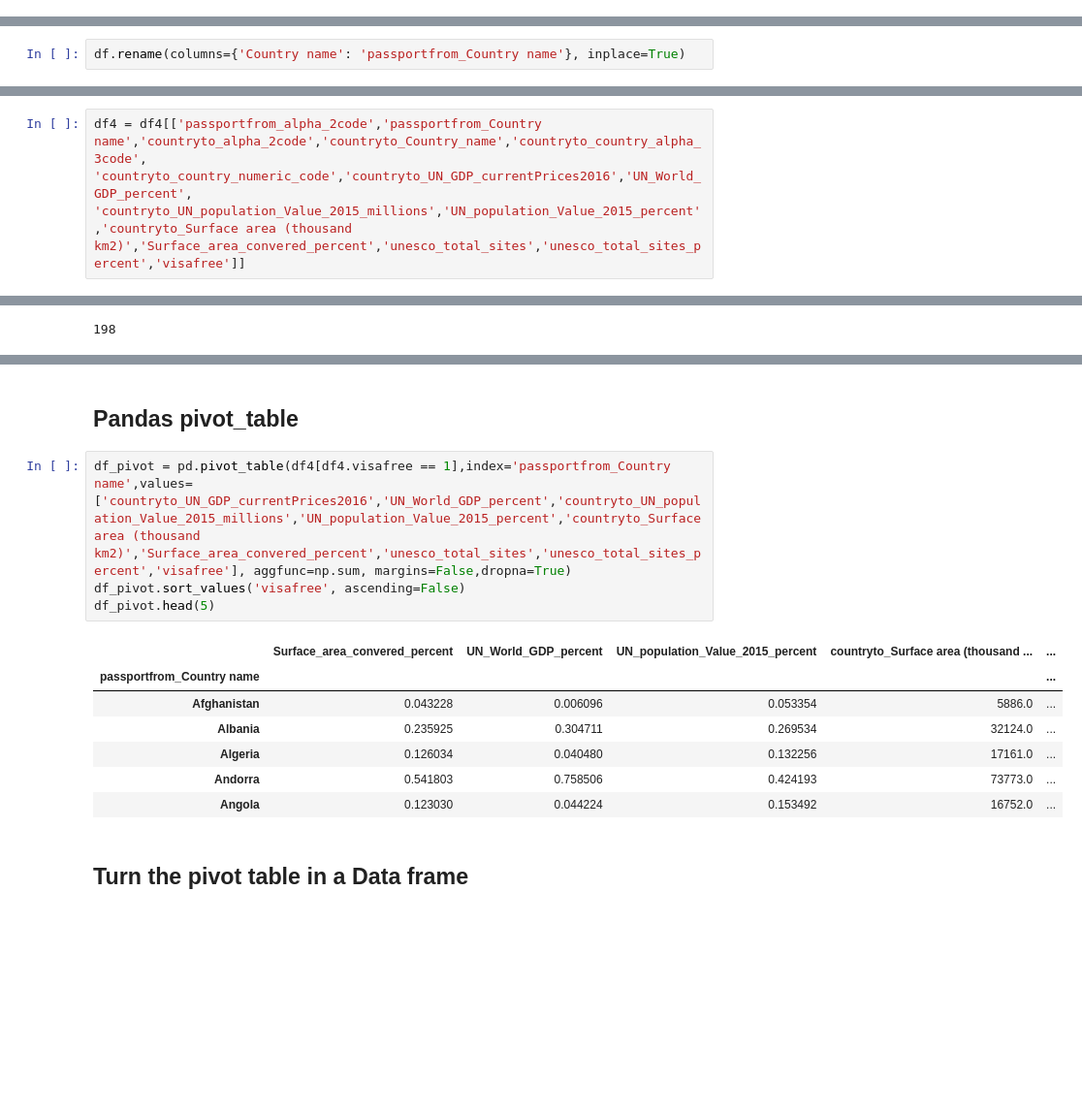
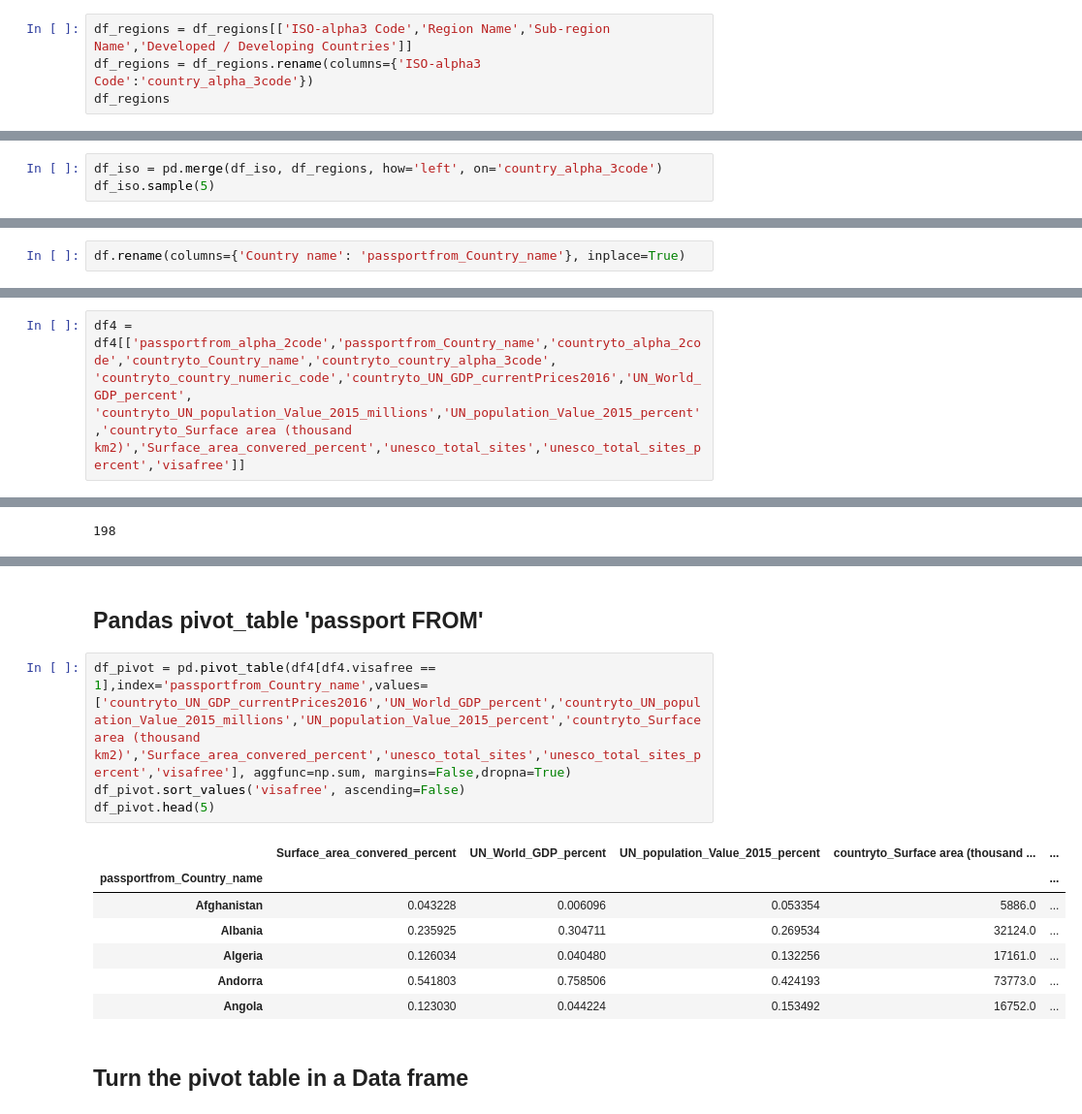
Before and after one commit to jeremielamboley/global-passport-index, a Jupyter notebook: main.ipynb, the cells around one changed output, grey strips where cells are left out. Shown at 97% size. Saved outputs shown, nothing was run; the diff lists cells and outputs as text; blank space fills up the shorter version.

```diff
--- a/main.ipynb
+++ b/main.ipynb
@@ -78,0 +114,4 @@ df_iso.sample(5)
+# %%
+df_regions = df_regions[['ISO-alpha3 Code','Region Name','Sub-region Name','Developed / Developing Countries']]
+df_regions = df_regions.rename(columns={'ISO-alpha3 Code':'country_alpha_3code'})
+df_regions
@@ -239,0 +300,3 @@ unesco_pivot.sample(5)
+# %%
+df_iso = pd.merge(df_iso, df_regions, how='left', on='country_alpha_3code')
+df_iso.sample(5)
@@ -284,7 +354,7 @@ df = pd.merge(df, df_iso, on=['passportfrom_alpha_2code'], how='left')
 # %%
 df_iso.rename(columns={'passportfrom_alpha_2code': 'country_alpha_2code'}, inplace=True)
 # %%
-df.rename(columns={'Country name': 'passportfrom_Country name'}, inplace=True)
+df.rename(columns={'Country name': 'passportfrom_Country_name'}, inplace=True)
 # %%
 df = df.drop(['country_alpha_3code'], axis=1)
 df = df.drop(['country_numeric_code'], axis=1)
@@ -364,7 +436,7 @@ cols
  'unesco_total_sites',
  'unesco_total_sites_percent']
 # %%
-df4 = df4[['passportfrom_alpha_2code','passportfrom_Country name','countryto_alpha_2code','countryto_Country_name','countryto_country_alpha_3code', 'countryto_country_numeric_code','countryto_UN_GDP_currentPrices2016','UN_World_GDP_percent', 'countryto_UN_population_Value_2015_millions','UN_population_Value_2015_percent','countryto_Surface area (thousand km2)','Surface_area_convered_percent','unesco_total_sites','unesco_total_sites_percent','visafree']]
+df4 = df4[['passportfrom_alpha_2code','passportfrom_Country_name','countryto_alpha_2code','countryto_Country_name','countryto_country_alpha_3code', 'countryto_country_numeric_code','countryto_UN_GDP_currentPrices2016','UN_World_GDP_percent', 'countryto_UN_population_Value_2015_millions','UN_population_Value_2015_percent','countryto_Surface area (thousand km2)','Surface_area_convered_percent','unesco_total_sites','unesco_total_sites_percent','visafree']]
 # %%
 df4['passportfrom_alpha_2code'].nunique()
 # %% [output]
@@ -379,14 +451,14 @@ df4.head(5)
 | 3 | AM | Armenia | AS | American Samoa | ... |
 | 4 | AM | Armenia | AD | Andorra | ... |
 # %% [markdown]
-## Pandas pivot_table
+## Pandas pivot_table 'passport FROM'
 # %%
-df_pivot = pd.pivot_table(df4[df4.visafree == 1],index='passportfrom_Country name',values=['countryto_UN_GDP_currentPrices2016','UN_World_GDP_percent','countryto_UN_population_Value_2015_millions','UN_population_Value_2015_percent','countryto_Surface area (thousand km2)','Surface_area_convered_percent','unesco_total_sites','unesco_total_sites_percent','visafree'], aggfunc=np.sum, margins=False,dropna=True)
+df_pivot = pd.pivot_table(df4[df4.visafree == 1],index='passportfrom_Country_name',values=['countryto_UN_GDP_currentPrices2016','UN_World_GDP_percent','countryto_UN_population_Value_2015_millions','UN_population_Value_2015_percent','countryto_Surface area (thousand km2)','Surface_area_convered_percent','unesco_total_sites','unesco_total_sites_percent','visafree'], aggfunc=np.sum, margins=False,dropna=True)
 df_pivot.sort_values('visafree', ascending=False)
 df_pivot.head(5)
 # %% [output]
 |  | Surface_area_convered_percent | UN_World_GDP_percent | UN_population_Value_2015_percent | countryto_Surface area (thousand ... | ... |
-| passportfrom_Country name |  |  |  |  | ... |
+| passportfrom_Country_name |  |  |  |  | ... |
 | Afghanistan | 0.043228 | 0.006096 | 0.053354 | 5886.0 | ... |
 | Albania | 0.235925 | 0.304711 | 0.269534 | 32124.0 | ... |
 | Algeria | 0.126034 | 0.040480 | 0.132256 | 17161.0 | ... |
```
Also changed, not shown: parts of 38 cells of this notebook.
